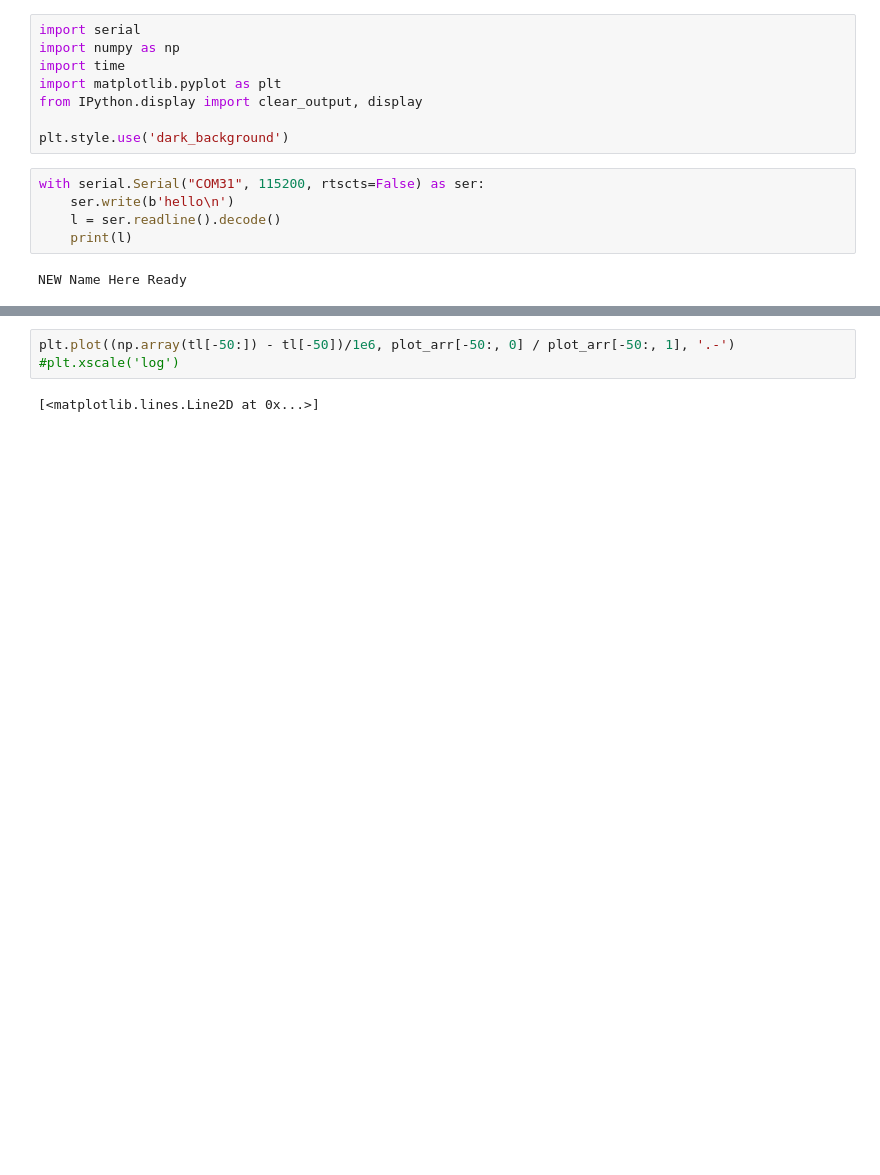
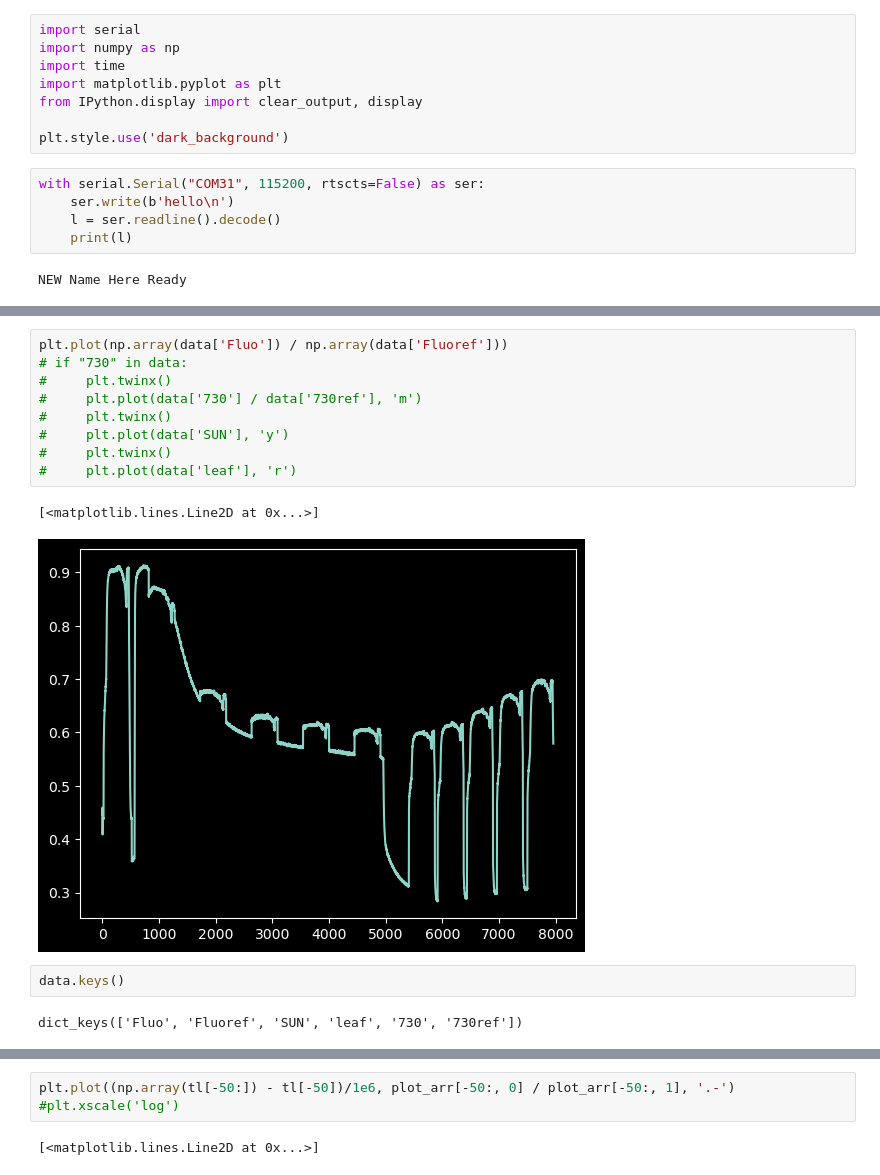
Before and after one commit to Jan-IngenHousz-Institute/ambit, a Jupyter notebook: sender.ipynb, the cells around one changed output, grey strips where cells are left out. Drawn from its saved outputs; the diff is of its cells as text; blank space fills up the shorter version.

```diff
--- a/sender.ipynb
+++ b/sender.ipynb
@@ -33 +125,17 @@ cmd_str
+# %%
+plt.plot(np.array(data['Fluo']) / np.array(data['Fluoref']))
+# if "730" in data:
+#     plt.twinx()
+#     plt.plot(data['730'] / data['730ref'], 'm')
+#     plt.twinx()
+#     plt.plot(data['SUN'], 'y')
+#     plt.twinx()
+#     plt.plot(data['leaf'], 'r')
+# %% [output]
+[<matplotlib.lines.Line2D at 0x...>]
+[figure, added]
+# %%
+data.keys()
+# %% [output]
+dict_keys(['Fluo', 'Fluoref', 'SUN', 'leaf', '730', '730ref'])
 # %%
```
Also changed, not shown: parts of 13 cells of this notebook, 8 other files.
